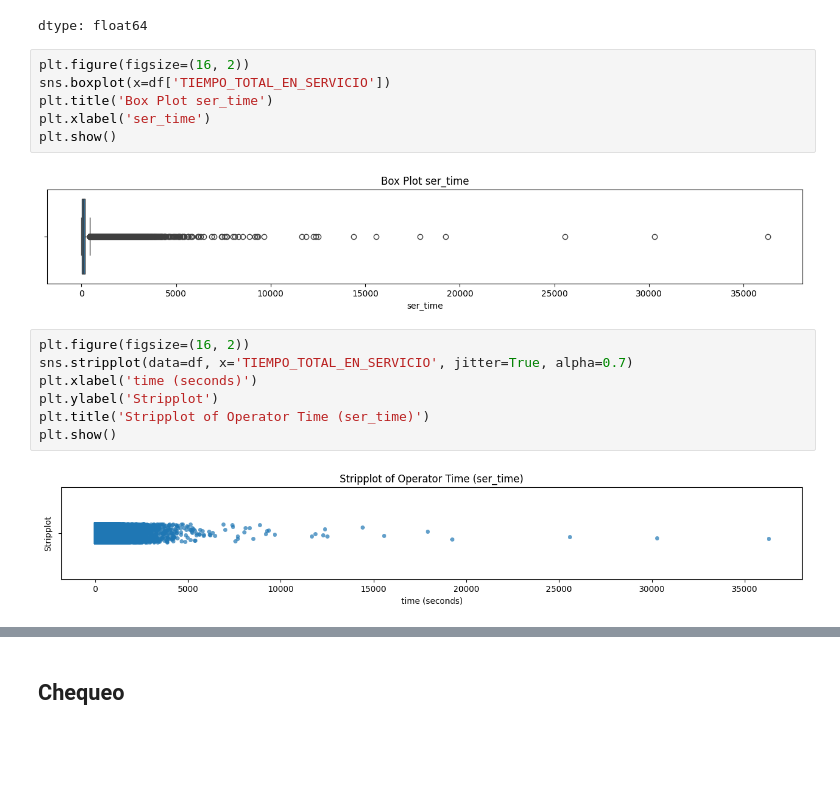
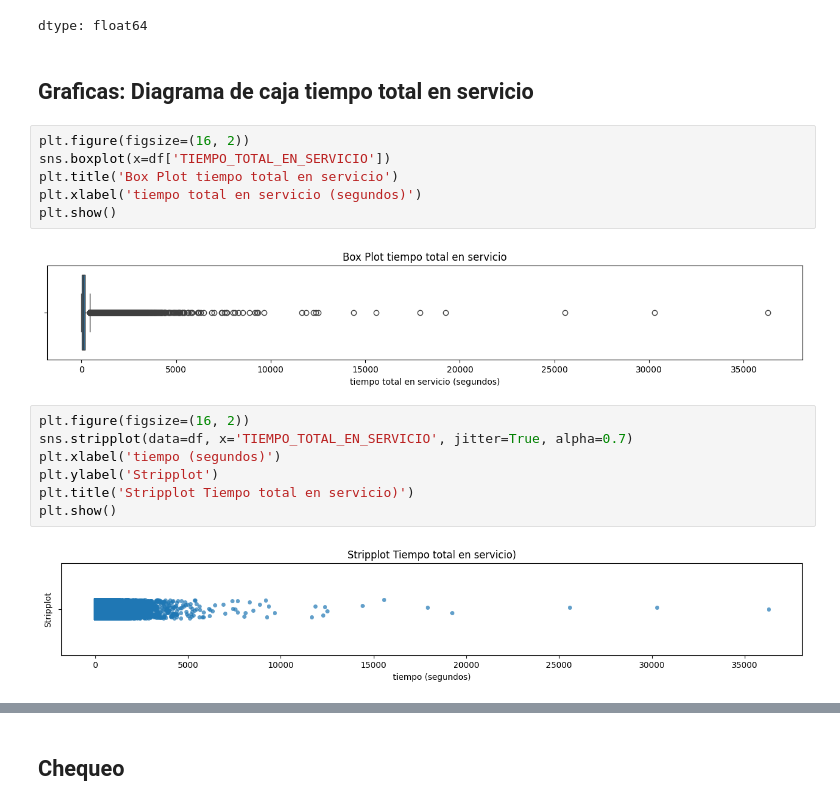
Before and after one commit to juangarcesco/metricas-call-canter, a Jupyter notebook: PRUEBA_CALL_CENTER.ipynb, the cells around one changed output, grey strips where cells are left out. Saved outputs shown, nothing was run; the diff lists cells and outputs as text; blank space fills up the shorter version.

```diff
--- a/PRUEBA_CALL_CENTER.ipynb
+++ b/PRUEBA_CALL_CENTER.ipynb
@@ -1964,23 +2017,25 @@ descripcion_tiempo_servicio_sr
 | 75% | 185.000000 |
 | max | 36291.000000 |
 dtype: float64
+# %% [markdown]
+## Graficas: Diagrama de caja tiempo total en servicio
 # %%
 plt.figure(figsize=(16, 2))
 sns.boxplot(x=df['TIEMPO_TOTAL_EN_SERVICIO'])
-plt.title('Box Plot ser_time')
-plt.xlabel('ser_time')
+plt.title('Box Plot tiempo total en servicio')
+plt.xlabel('tiempo total en servicio (segundos)')
 plt.show()
 # %% [output]
-[figure, old version]
+[figure, new version]
 # %%
 plt.figure(figsize=(16, 2))
 sns.stripplot(data=df, x='TIEMPO_TOTAL_EN_SERVICIO', jitter=True, alpha=0.7)
-plt.xlabel('time (seconds)')
+plt.xlabel('tiempo (segundos)')
 plt.ylabel('Stripplot')
-plt.title('Stripplot of Operator Time (ser_time)')
+plt.title('Stripplot Tiempo total en servicio)')
 plt.show()
 # %% [output]
-[figure, old version]
+[figure, new version]
 # %%
 plt.figure(figsize=(16, 2))
 sns.boxplot(data=df[df['TIEMPO_TOTAL_EN_SERVICIO'] < 30], x='TIEMPO_TOTAL_EN_SERVICIO')
```
Also changed, not shown: parts of 53 cells of this notebook.
